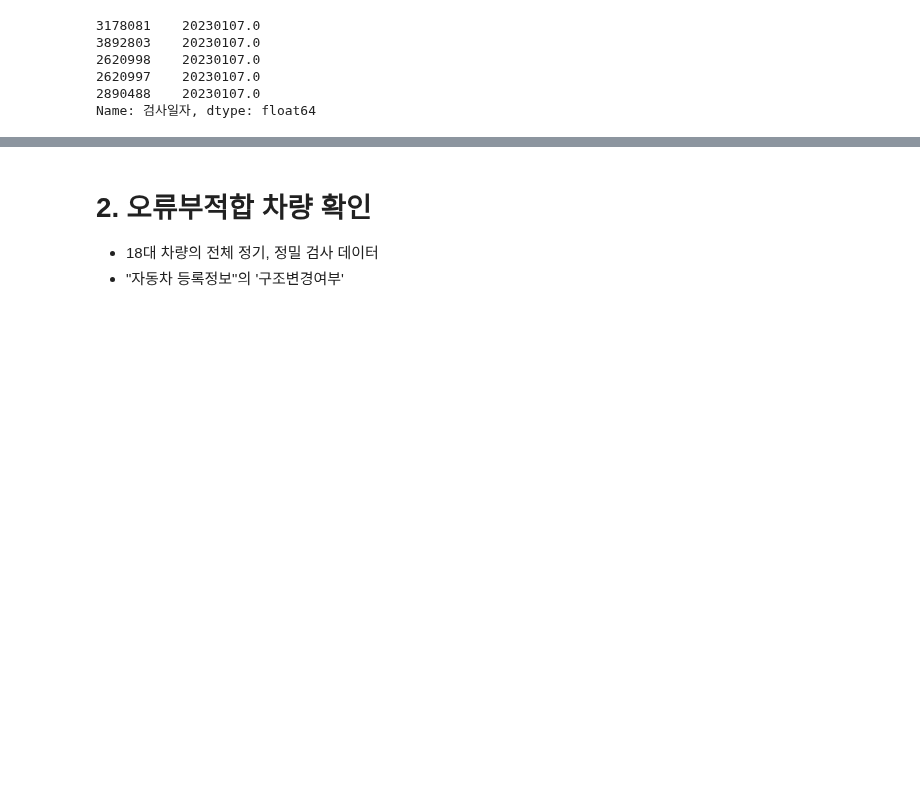
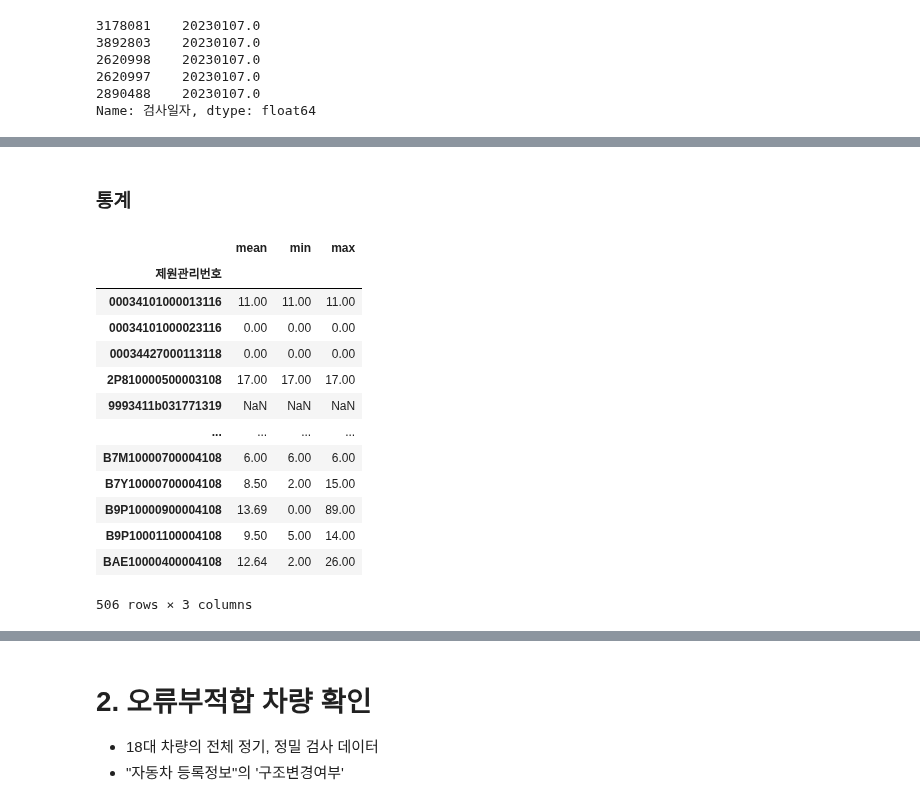
Before and after one commit to kbjung/wabotech, a Jupyter notebook: car_big_data_2/[BD1]4등급_데이터_점검.ipynb, the cells around one changed output, grey strips where cells are left out. Cells and saved outputs as stored; diff of their text form; code cells hidden in the pictures; blank space fills up the shorter version.

```diff
--- a/car_big_data_2/[BD1]4등급_데이터_점검.ipynb
+++ b/car_big_data_2/[BD1]4등급_데이터_점검.ipynb
@@ -497,7 +1084,8 @@ len(dins4.columns)
 # %%
-dins4 = dins4[['사용연료', '주행거리', '차명', '차량번호', '차종', '차량연식', '정밀검사측정방법', '이산화탄소값',
-       '최대출력허용치', '최대출력측정값', '엔진형식', '정밀검사접수번호', '정밀검사일자', '정밀검사종류', '정밀검사소명', '정밀검사시각정보', '정밀검사판정',
-       '산소값', '재검사기간',  '무부하매연판정1', '무부하매연판정2', '무부하매연판정3', '무부하매연판정4', '무부하매연판정5', '무부하매연판정6', '무부하매연허용치1',
-       '무부하매연허용치2', '무부하매연허용치3', '무부하매연허용치4', '무부하매연허용치5', '무부하매연허용치6',
-       '무부하매연측정치1', '무부하매연측정치2', '무부하매연측정치3', '무부하매연측정치4', '무부하매연측정치5',
-       '무부하매연측정치6', '차량용도']]
+dins4.columns = ['차대번호', '사용연료', '주행거리', '차명', '차량번호', '차종', '차량연식', '검사방법', '이산화탄소값', '최대출력허용치',
+       '최대출력측정값', '엔진형식', '검사접수번호', '검사일자', '검사종류', '검사소명', '검사판정시각',
+       '검사판정', '산소값', '재검사기간', '무부하매연판정1', '무부하매연판정2', '무부하매연판정3',
+       '무부하매연판정4', '무부하매연판정5', '무부하매연판정6', '무부하매연허용치1', '무부하매연허용치2',
+       '무부하매연허용치3', '무부하매연허용치4', '무부하매연허용치5', '무부하매연허용치6', '무부하매연측정치1',
+       '무부하매연측정치2', '무부하매연측정치3', '무부하매연측정치4', '무부하매연측정치5', '무부하매연측정치6',
+       '차량용도']
@@ -508,10 +1092,2 @@ len(dins4.columns)
-# %%
-dins4.columns = ['사용연료', '주행거리', '차명', '차량번호', '차종', '차량연식', '검사방법', '이산화탄소값', '최대출력허용치',
-       '최대출력측정값', '엔진형식', '검사접수번호', '검사일자', '검사종류', '검사소명', '검사판정시각',
-       '검사판정', '산소값', '재검사기간', '무부하매연판정1', '무부하매연판정2', '무부하매연판정3',
-       '무부하매연판정4', '무부하매연판정5', '무부하매연판정6', '무부하매연허용치1', '무부하매연허용치2',
-       '무부하매연허용치3', '무부하매연허용치4', '무부하매연허용치5', '무부하매연허용치6', '무부하매연측정치1',
-       '무부하매연측정치2', '무부하매연측정치3', '무부하매연측정치4', '무부하매연측정치5', '무부하매연측정치6',
-       '차량용도']
 # %%
 dins4['정기정밀'] = '정밀'
@@ -536,0 +1127,9 @@ KeyError: Index(['차대번호'], dtype='object')
+# %%
+tins4_m = tins4_m[['차대번호', '검사방법', '검사종류', '검사판정', '무부하매연판정1', '무부하매연판정2', '무부하매연판정3',
+       '무부하매연판정4', '무부하매연판정5', '무부하매연판정6', '무부하매연허용치1', '무부하매연허용치2',
+       '무부하매연허용치3', '무부하매연허용치4', '무부하매연허용치5', '무부하매연허용치6', '무부하매연측정치1',
+       '무부하매연측정치2', '무부하매연측정치3', '무부하매연측정치4', '무부하매연측정치5', '무부하매연측정치6', '정기정밀'
+       ]]
+# %%
+tcond1 = cond1.merge(tins4_m, on='차대번호', how='left')
+tcond2 = cond2.merge(tins4_m, on='차대번호', how='left')
@@ -536,0 +1198,19 @@ KeyError: Index(['차대번호'], dtype='object')
+# %% [markdown]
+### 통계
+# %%
+tcond1.groupby(['제원관리번호'])['무부하매연측정치1'].agg(['mean', 'min', 'max'])
+# %% [output]
+|  | mean | min | max |
+| 제원관리번호 |  |  |  |
+| 00034101000013116 | 11.00 | 11.00 | 11.00 |
+| 00034101000023116 | 0.00 | 0.00 | 0.00 |
+| 00034427000113118 | 0.00 | 0.00 | 0.00 |
+| 2P810000500003108 | 17.00 | 17.00 | 17.00 |
+| 9993411b031771319 | NaN | NaN | NaN |
+| ... | ... | ... | ... |
+| B7M10000700004108 | 6.00 | 6.00 | 6.00 |
+| B7Y10000700004108 | 8.50 | 2.00 | 15.00 |
+| B9P10000900004108 | 13.69 | 0.00 | 89.00 |
+| B9P10001100004108 | 9.50 | 5.00 | 14.00 |
+| BAE10000400004108 | 12.64 | 2.00 | 26.00 |
+506 rows × 3 columns
```
Also changed, not shown: parts of 104 cells of this notebook.
